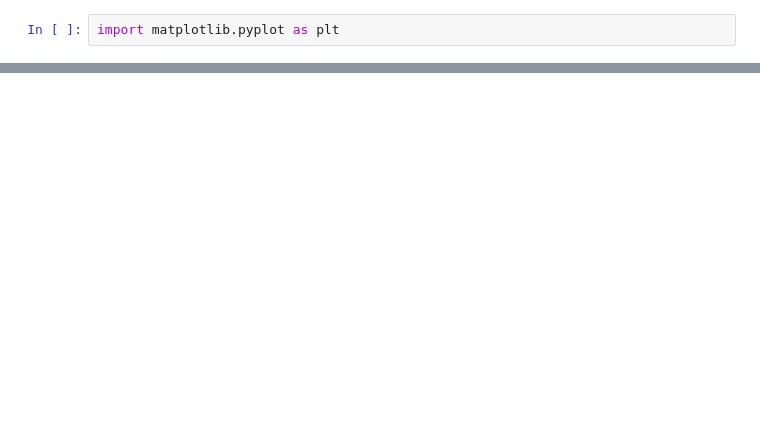
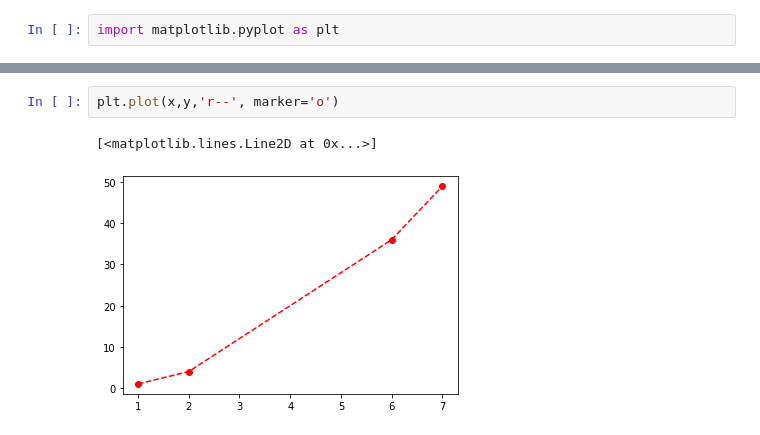
Before and after one commit to satk66/pyhon, a Jupyter notebook: Untitled.ipynb, the cells around one changed output, grey strips where cells are left out. Drawn from its saved outputs; the diff is of its cells as text; blank space fills up the shorter version.

```diff
--- a/Untitled.ipynb
+++ b/Untitled.ipynb
@@ -48,0 +48,5 @@ plt.legend(['점수'])
+# %%
+plt.plot(x,y,'r--', marker='o')
+# %% [output]
+[<matplotlib.lines.Line2D at 0x...>]
+[figure, added]
```
Also changed, not shown: parts of 25 cells of this notebook.
